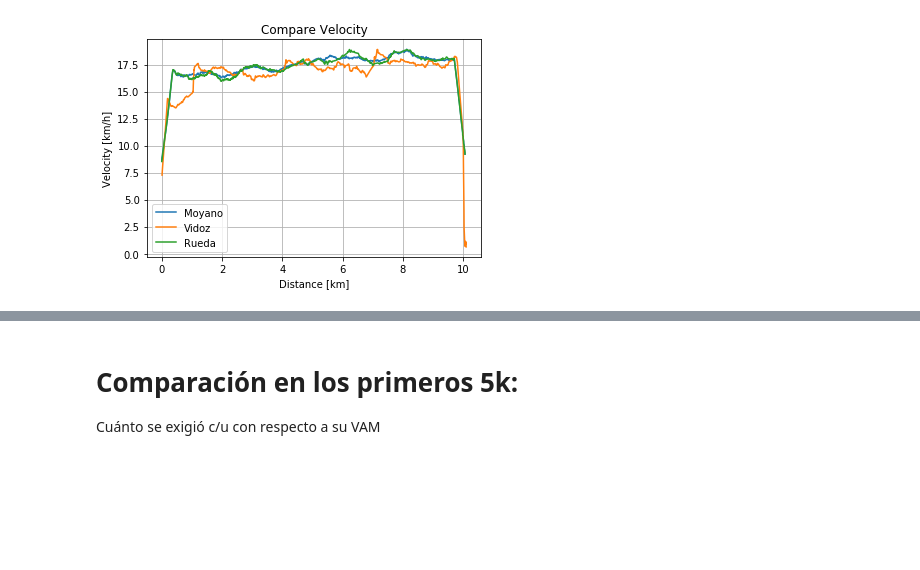
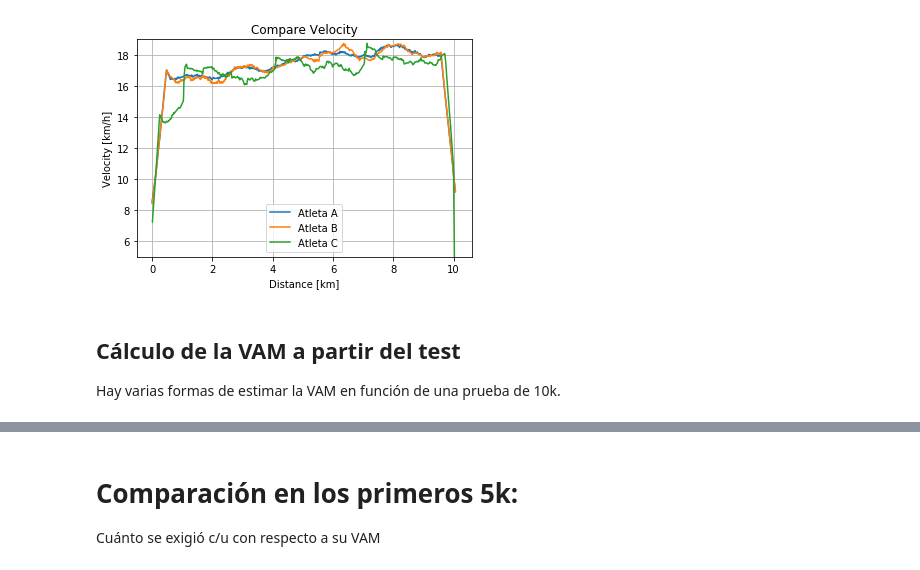
Before and after one commit to sagarueda/Data_10k_Test, a Jupyter notebook: Test 10K.ipynb, the cells around one changed output, grey strips where cells are left out. Saved outputs shown, nothing was run; the diff lists cells and outputs as text; code cells hidden in the pictures; blank space fills up the shorter version.

```diff
--- a/Test 10K.ipynb
+++ b/Test 10K.ipynb
@@ -31,32 +62,31 @@ def f_correct(y, i1,i2,y2):
 # %%
-#Datos Altleta C
-var = ["grade_adjusted_speed","velocity_smooth","cadence","distance","heartrate","time"]
-
+#Datos Altleta B
 f = open("gpx_rueda.txt", "r")
-data_0 = f.readline()
+data = f.readline()
 dire = {} #diccionario con las variables y los indices importantes
 #la clave es el nombre de la variable en str
 for k in var:
-    i = data_0.index(k)
-    dire[k] = [i,len(k),data_0.index('[',i),data_0.index(']',i)]
+    i = data.index(k)
+    dire[k] = [i,len(k),data.index('[',i),data.index(']',i)]
 
-data_1 = pd.DataFrame() #data frame donde se almacenan los datos con clave y valor
+data_B = pd.DataFrame() #data frame donde se almacenan los datos con clave y valor
 j=0
 for k in dire:
     l = []
-    l = [float(i) for i in data_0[dire[k][2]+1:dire[k][3]].split(',')]
-    data_1[k] = np.array(l)
-    j+= 1
+    l = [float(i) for i in data[dire[k][2]+1:dire[k][3]].split(',')]
+    data_B[k] = np.array(l)
+    j += 1
+
 
 #Edición de parametros
-data_1["distance"] = data_1["distance"]/1000 #de metros a kilometros
-data_1["cadence"] = data_1["cadence"]*2 #el archivo tiene en vuelta (2 pasos x vuelta.
-data_1["velocity_smooth"] = data_1["velocity_smooth"]*v12
+data_B["distance"] = data_B["distance"]/1000 #de metros a kilometros
+data_B["cadence"] = data_B["cadence"]*2 #el archivo tiene en vuelta (2 pasos x vuelta.
+data_B["velocity_smooth"] = data_B["velocity_smooth"]*v12
 #El heart rate perdio señal, se corrije proporcional a Velocidad.
 #El reloj del corredor C adquirió mal la frecuencia cardiacia en los indices 810-94 y 1230-1244
-heartrate = f_correct(np.array(data_1["heartrate"]),200,560,np.array(data_1["velocity_smooth"]))
-heartrate = f_correct(heartrate,810,904,np.array(data_1["velocity_smooth"]))
-heartrate = f_correct(heartrate,1230,1244,np.array(data_1["velocity_smooth"]))
+heartrate = f_correct(np.array(data_B["heartrate"]),200,560,np.array(data_B["velocity_smooth"]))
+heartrate = f_correct(heartrate,810,904,np.array(data_B["velocity_smooth"]))
+heartrate = f_correct(heartrate,1230,1244,np.array(data_B["velocity_smooth"]))
 #Se vuelve a almacenar en el data frame original
-data_1["heartrate"] = heartrate
+data_B["heartrate"] = heartrate
 # %%
@@ -130,14 +142,20 @@ data_4["velocity_smooth"] = data_4["velocity_smooth"]*v12
 # %%
 plt.figure(1)
-N1 = 150
+N1 = 200
 plt.title("Compare Velocity")
-plt.plot(data_4["distance"],smooth(data_4["velocity_smooth"],N1),label="Moyano")
-plt.plot(data_3["distance"],smooth(data_3["velocity_smooth"],N1),label="Vidoz")
-plt.plot(data_1["distance"],smooth(data_1["velocity_smooth"],N1),label="Rueda")
+plt.plot(data_A["distance"],smooth(data_A["velocity_smooth"],N1),label="Atleta A")
+plt.plot(data_B["distance"],smooth(data_B["velocity_smooth"],N1),label="Atleta B")
+plt.plot(data_C["distance"],smooth(data_C["velocity_smooth"],N1),label="Atleta C")
+
 plt.xlabel('Distance [km]')
 plt.ylabel("Velocity [km/h]")
 plt.legend()
 plt.grid()
+plt.ylim((5,19))
 plt.show()
 # %% [output]
-[figure, old version]
+[figure, new version]
+# %% [markdown]
+## Cálculo de la VAM a partir del test
+
+Hay varias formas de estimar la VAM en función de una prueba de 10k.
```
Also changed, not shown: parts of 28 cells of this notebook.
